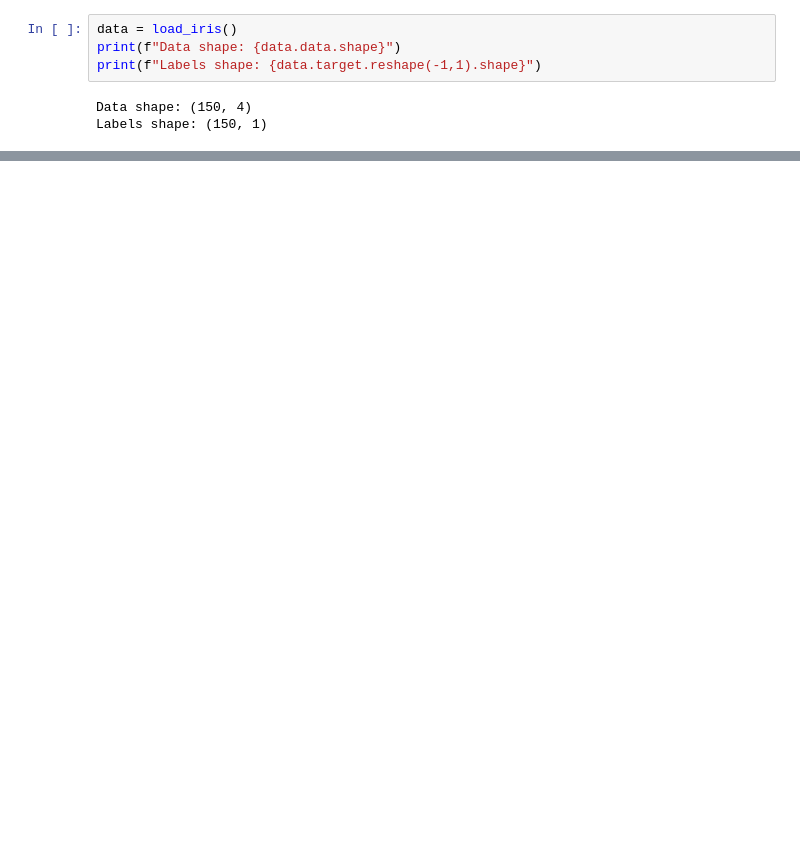
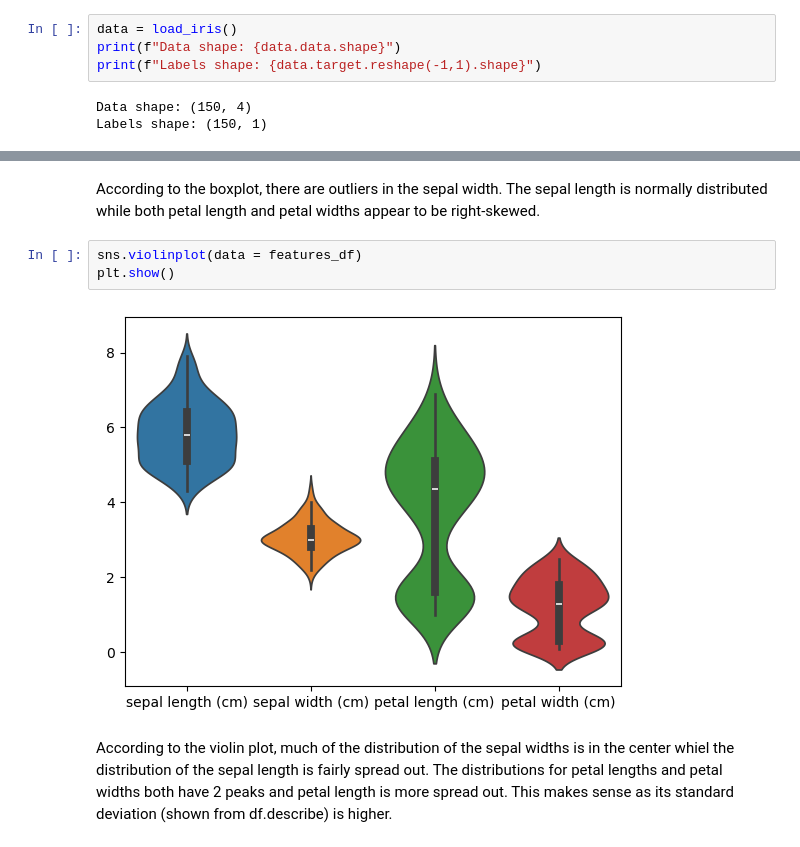
Before and after one commit to kaarlboma/iris-classification, a Jupyter notebook: Iris Classification Analysis.ipynb, the cells around one changed output, grey strips where cells are left out. Saved outputs shown, nothing was run; the diff lists cells and outputs as text; blank space fills up the shorter version.

```diff
--- a/Iris Classification Analysis.ipynb
+++ b/Iris Classification Analysis.ipynb
@@ -71,0 +90,9 @@ Subclasses:
+# %% [markdown]
+According to the boxplot, there are outliers in the sepal width. The sepal length is normally distributed while both petal length and petal widths appear to be right-skewed.
+# %%
+sns.violinplot(data = features_df)
+plt.show()
+# %% [output]
+[figure, added]
+# %% [markdown]
+According to the violin plot, much of the distribution of the sepal widths is in the center whiel the distribution of the sepal length is fairly spread out. The distributions for petal lengths and petal widths both have 2 peaks and petal length is more spread out. This makes sense as its standard deviation (shown from df.describe) is higher.
```
Also changed, not shown: parts of 32 cells of this notebook.
